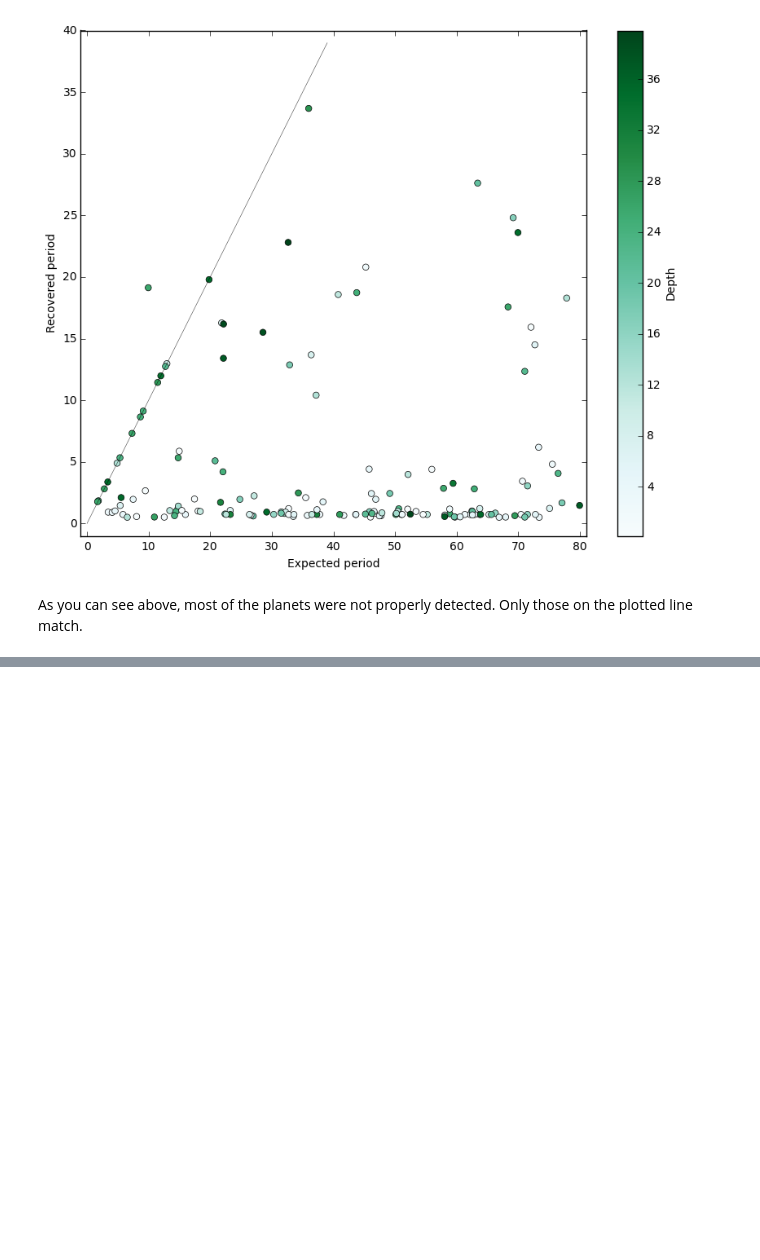
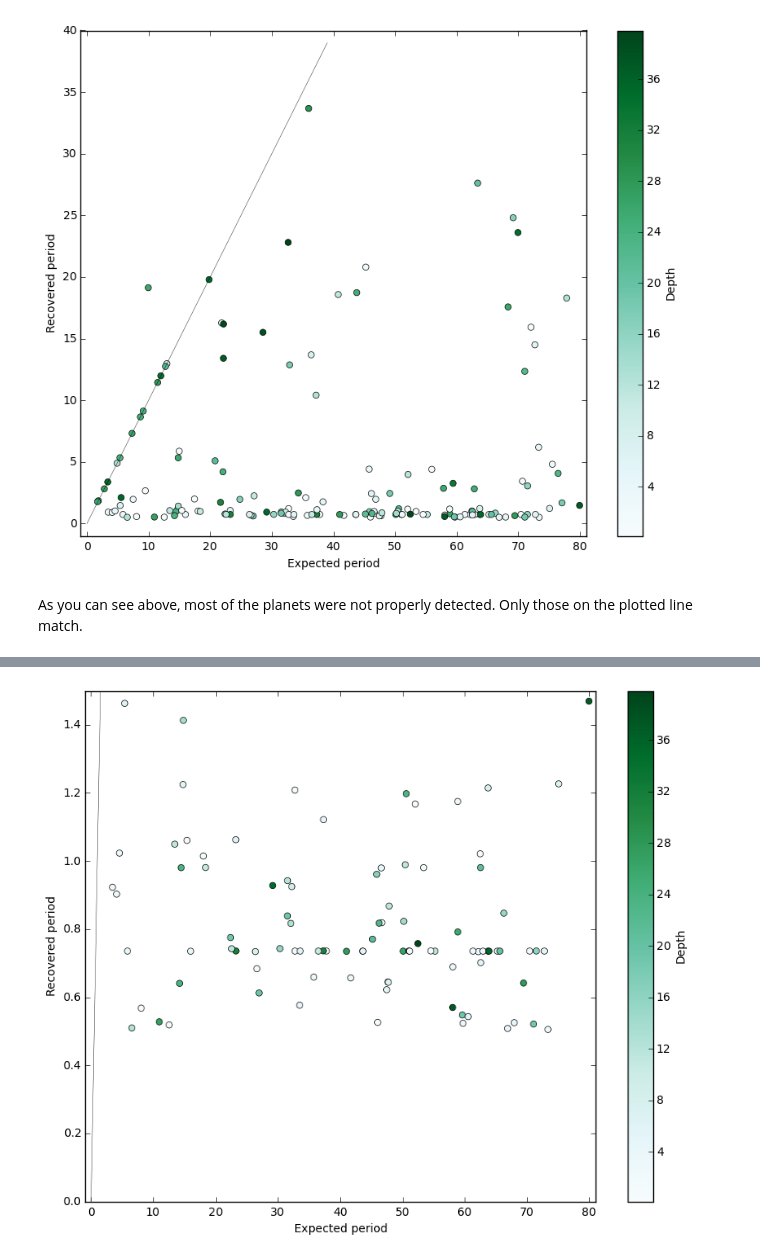
Before and after one commit to jmbhughes/swarced, a Jupyter notebook: recover_many_planets.ipynb, the cells around one changed output, grey strips where cells are left out. Cells and saved outputs as stored; diff of their text form; code cells hidden in the pictures; blank space fills up the shorter version.

```diff
--- a/recover_many_planets.ipynb
+++ b/recover_many_planets.ipynb
@@ -11,6 +11,10 @@ import matplotlib.pyplot as pl
 from astropy.io import fits, ascii
 import remove_EB as remEB
 import swarced as sw
+from __future__ import unicode_literals
+import matplotlib as mpl
+mpl.rcParams['text.usetex']=True
+mpl.rcParams['text.latex.unicode']=True
 # %%
 path = "/k2_data/c0_known_EB_lc/"
 contents = os.listdir(path)
@@ -84,0 +172,13 @@ So only 15 of the original 158 injections matched our expectation! You can see t
+# %%
+fig = pl.figure(figsize=(10,8))
+pl.scatter(inj_period, recovered_period, c=inj_tdepth,cmap='BuGn', lw=0.5, s=30)
+pl.colorbar(label= "Depth")
+#pl.scatter(expected_period, second_recover, c='red',s=30,lw=0.5)
+pl.plot(range(40), 'k',lw=0.3 )
+pl.ylabel("Recovered period")
+pl.xlabel("Expected period")
+pl.xlim(-1,81)
+pl.ylim(0,1.5)
+pl.show()
+# %% [output]
+[figure, added]
```
Also changed, not shown: parts of 27 cells of this notebook, 15 other files.
